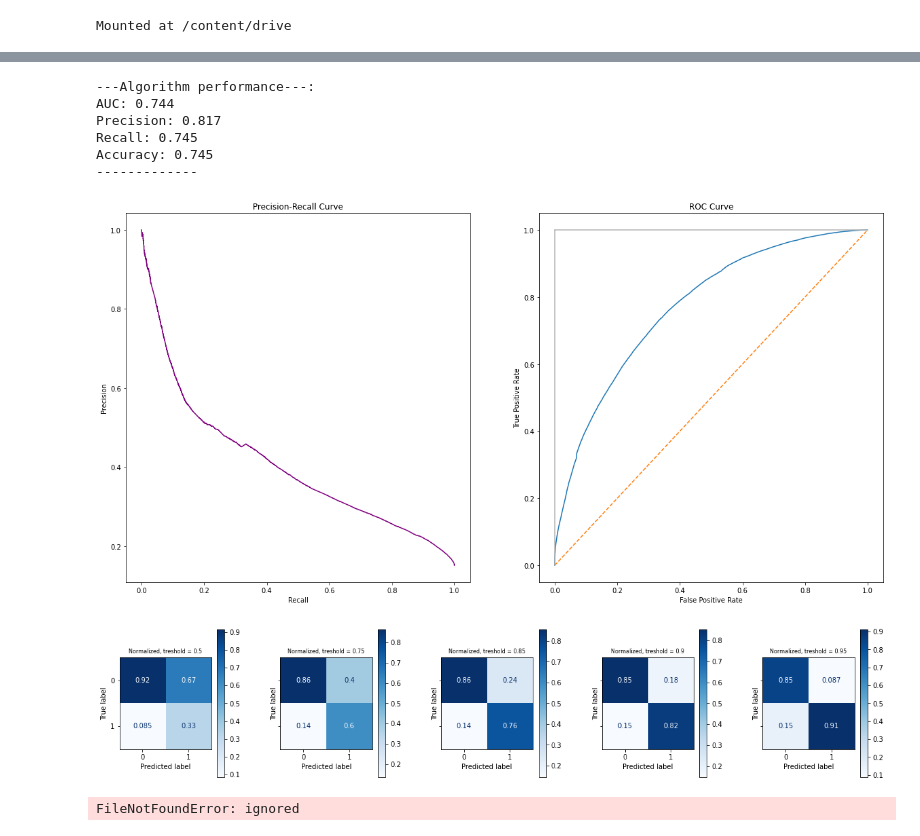
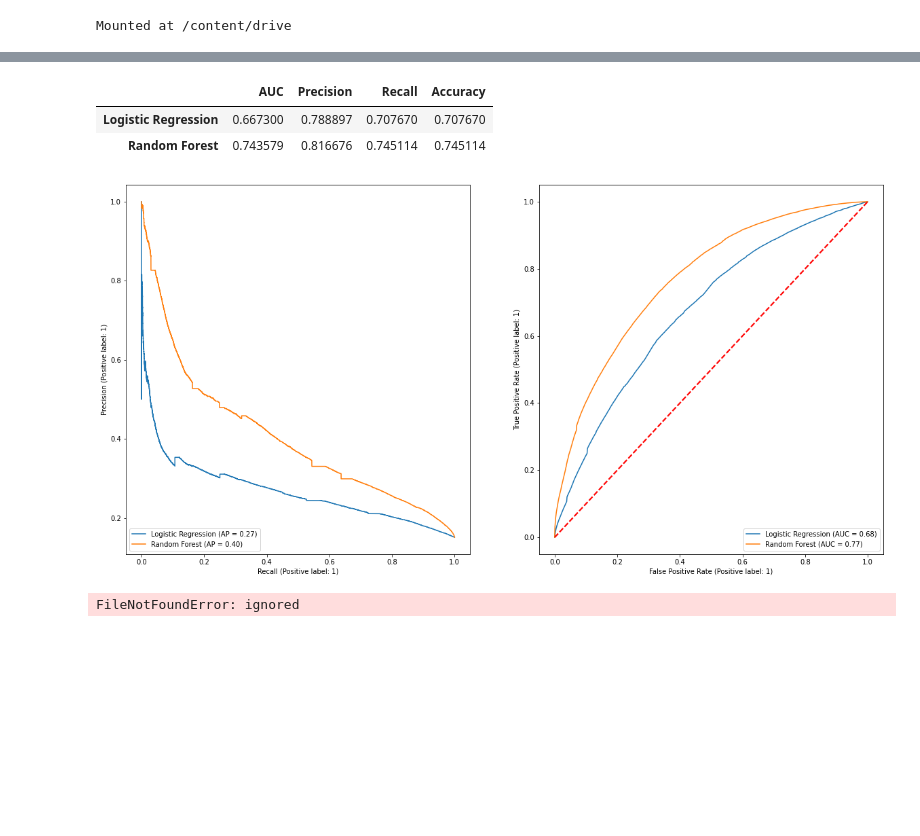
Before and after one commit to omerfalach/Death-Classification-FAERS, a Jupyter notebook: Modeling.ipynb, the cells around one changed output, grey strips where cells are left out. Saved outputs shown, nothing was run; the diff lists cells and outputs as text; code cells hidden in the pictures; blank space fills up the shorter version.

```diff
--- a/Modeling.ipynb
+++ b/Modeling.ipynb
@@ -423,13 +408,12 @@ filename = '/content/drive/MyDrive/Colab Notebooks/indi_tf_idf_Random_Forest.pkl
 # pickle.dump(models[0], open(filename, 'wb'))
 ###Results
 indi_tfidf_rforest = pickle.load(open(filename, 'rb'))
-op.get_results(indi_tfidf_rforest,test_features,test_labels)
-# %% [output]
----Algorithm performance---:
-AUC: 0.744
-Precision: 0.817
-Recall: 0.745
-Accuracy: 0.745
--------------
-[figure, removed]
-[figure, removed]
+# %%
+indi_tf_idf_classifiers = {'Logistic Regression': indi_tfidf_logreg,'Random Forest': indi_tfidf_rforest}
+d = op.compare_classifiers(indi_tf_idf_classifiers,test_features,test_labels)
+d
+# %% [output]
+|  | AUC | Precision | Recall | Accuracy |
+| Logistic Regression | 0.667300 | 0.788897 | 0.707670 | 0.707670 |
+| Random Forest | 0.743579 | 0.816676 | 0.745114 | 0.745114 |
+[figure, added]
```
Also changed, not shown: parts of 11 cells of this notebook.
